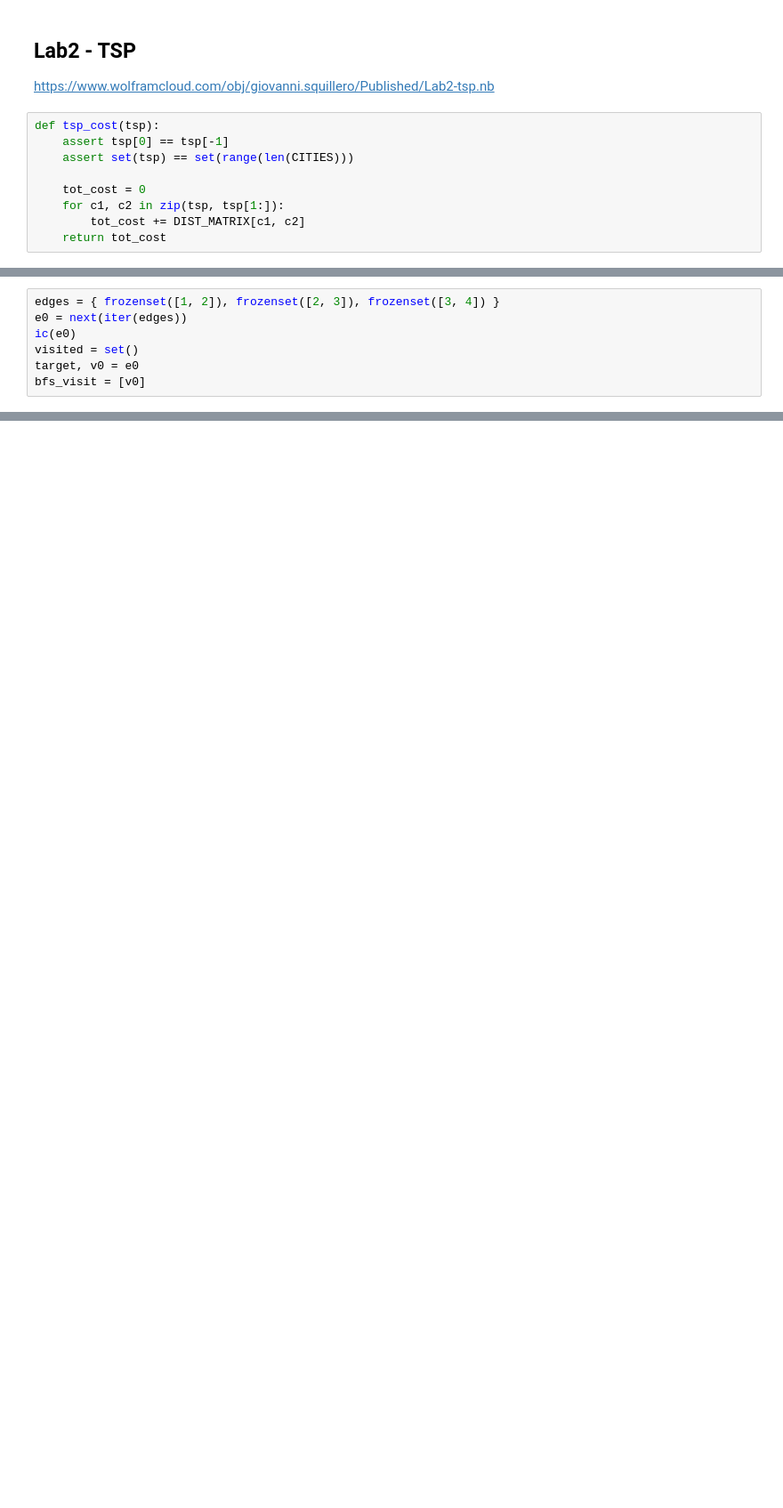
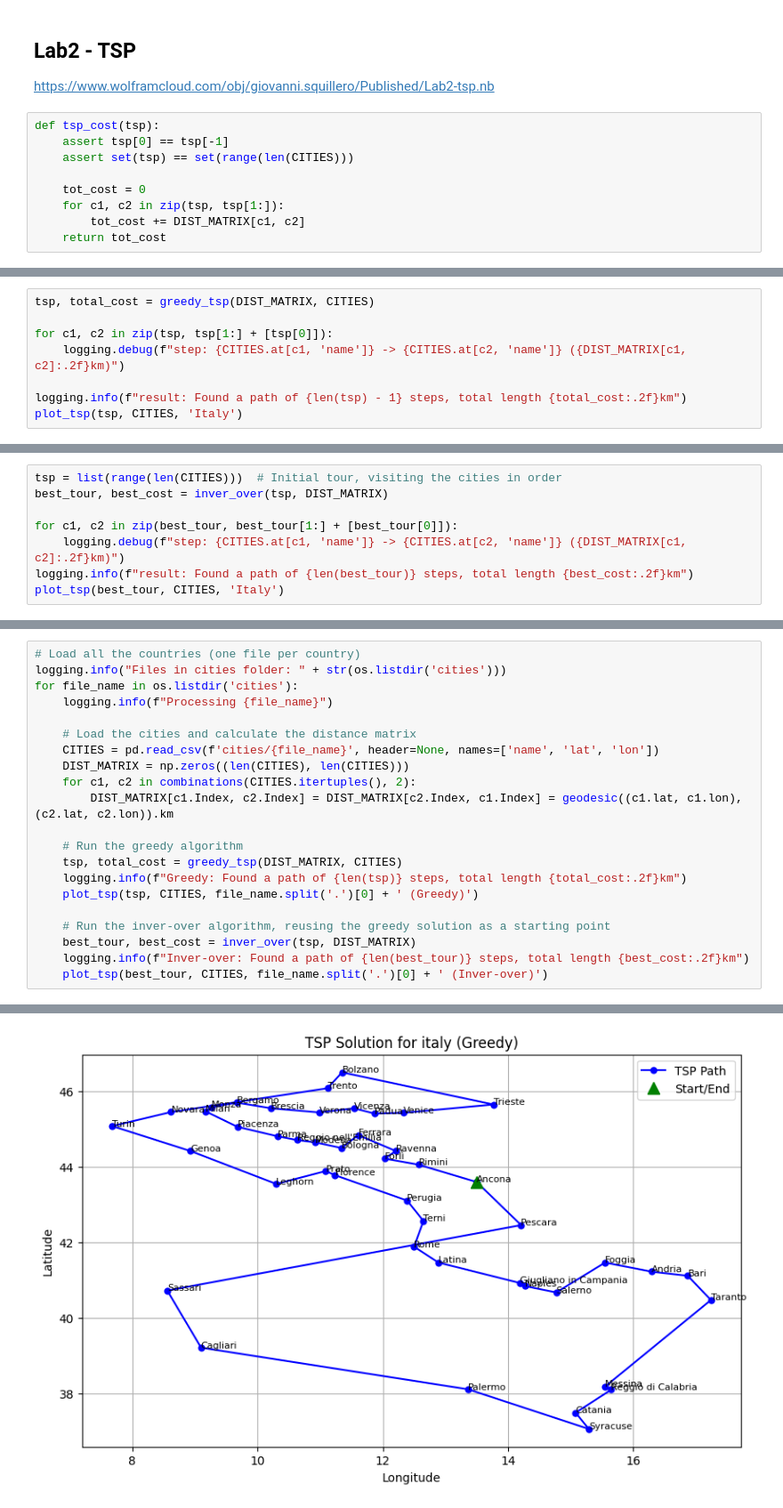
Before and after one commit to RonPlusSign/CI2024_lab2, a Jupyter notebook: tsp.ipynb, the cells around one changed output, grey strips where cells are left out. Shown at 89% size. Saved outputs shown, nothing was run; the diff lists cells and outputs as text; blank space fills up the shorter version.

Commit message:
upload solutions

```diff
--- a/tsp.ipynb
+++ b/tsp.ipynb
@@ -117,7 +40,0 @@ def has_cycle(edges):
-# %%
-edges = { frozenset([1, 2]), frozenset([2, 3]), frozenset([3, 4]) }
-e0 = next(iter(edges))
-ic(e0)
-visited = set()
-target, v0 = e0
-bfs_visit = [v0]
@@ -167,2 +93,10 @@ tsp
+# %%
+tsp, total_cost = greedy_tsp(DIST_MATRIX, CITIES)
+
+for c1, c2 in zip(tsp, tsp[1:] + [tsp[0]]):
+    logging.debug(f"step: {CITIES.at[c1, 'name']} -> {CITIES.at[c2, 'name']} ({DIST_MATRIX[c1, c2]:.2f}km)")
+
+logging.info(f"result: Found a path of {len(tsp) - 1} steps, total length {total_cost:.2f}km")
+plot_tsp(tsp, CITIES, 'Italy')
 # %% [markdown]
 ## Solution 2
@@ -169,0 +140,8 @@ Slower, but more accurate algorithm.
+# %%
+tsp = list(range(len(CITIES)))  # Initial tour, visiting the cities in order
+best_tour, best_cost = inver_over(tsp, DIST_MATRIX)
+
+for c1, c2 in zip(best_tour, best_tour[1:] + [best_tour[0]]):
+    logging.debug(f"step: {CITIES.at[c1, 'name']} -> {CITIES.at[c2, 'name']} ({DIST_MATRIX[c1, c2]:.2f}km)")
+logging.info(f"result: Found a path of {len(best_tour)} steps, total length {best_cost:.2f}km")
+plot_tsp(best_tour, CITIES, 'Italy')
@@ -169,0 +151,22 @@ Slower, but more accurate algorithm.
+# %%
+# Load all the countries (one file per country)
+logging.info("Files in cities folder: " + str(os.listdir('cities')))
+for file_name in os.listdir('cities'):
+    logging.info(f"Processing {file_name}")
+
+    # Load the cities and calculate the distance matrix
+    CITIES = pd.read_csv(f'cities/{file_name}', header=None, names=['name', 'lat', 'lon'])
+    DIST_MATRIX = np.zeros((len(CITIES), len(CITIES)))
+    for c1, c2 in combinations(CITIES.itertuples(), 2):
+        DIST_MATRIX[c1.Index, c2.Index] = DIST_MATRIX[c2.Index, c1.Index] = geodesic((c1.lat, c1.lon), (c2.lat, c2.lon)).km
+
+    # Run the greedy algorithm
+    tsp, total_cost = greedy_tsp(DIST_MATRIX, CITIES)
+    logging.info(f"Greedy: Found a path of {len(tsp)} steps, total length {total_cost:.2f}km")
+    plot_tsp(tsp, CITIES, file_name.split('.')[0] + ' (Greedy)')
+
+    # Run the inver-over algorithm, reusing the greedy solution as a starting point
+    best_tour, best_cost = inver_over(tsp, DIST_MATRIX)
+    logging.info(f"Inver-over: Found a path of {len(best_tour)} steps, total length {best_cost:.2f}km")
+    plot_tsp(best_tour, CITIES, file_name.split('.')[0] + ' (Inver-over)')
+# %% [output]
@@ -169,0 +176 @@ Slower, but more accurate algorithm.
+[figure, added]
```
Also changed, not shown: parts of 20 cells of this notebook, 2 other files.
